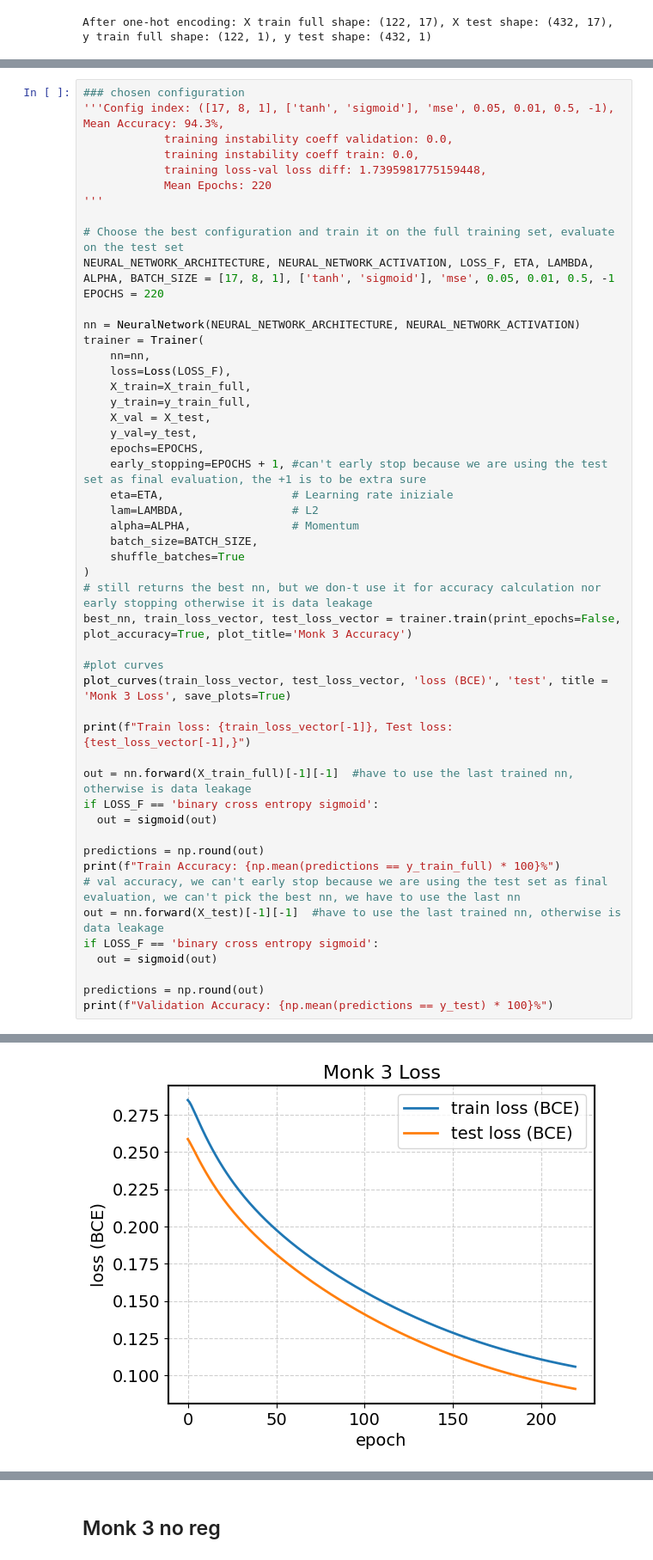
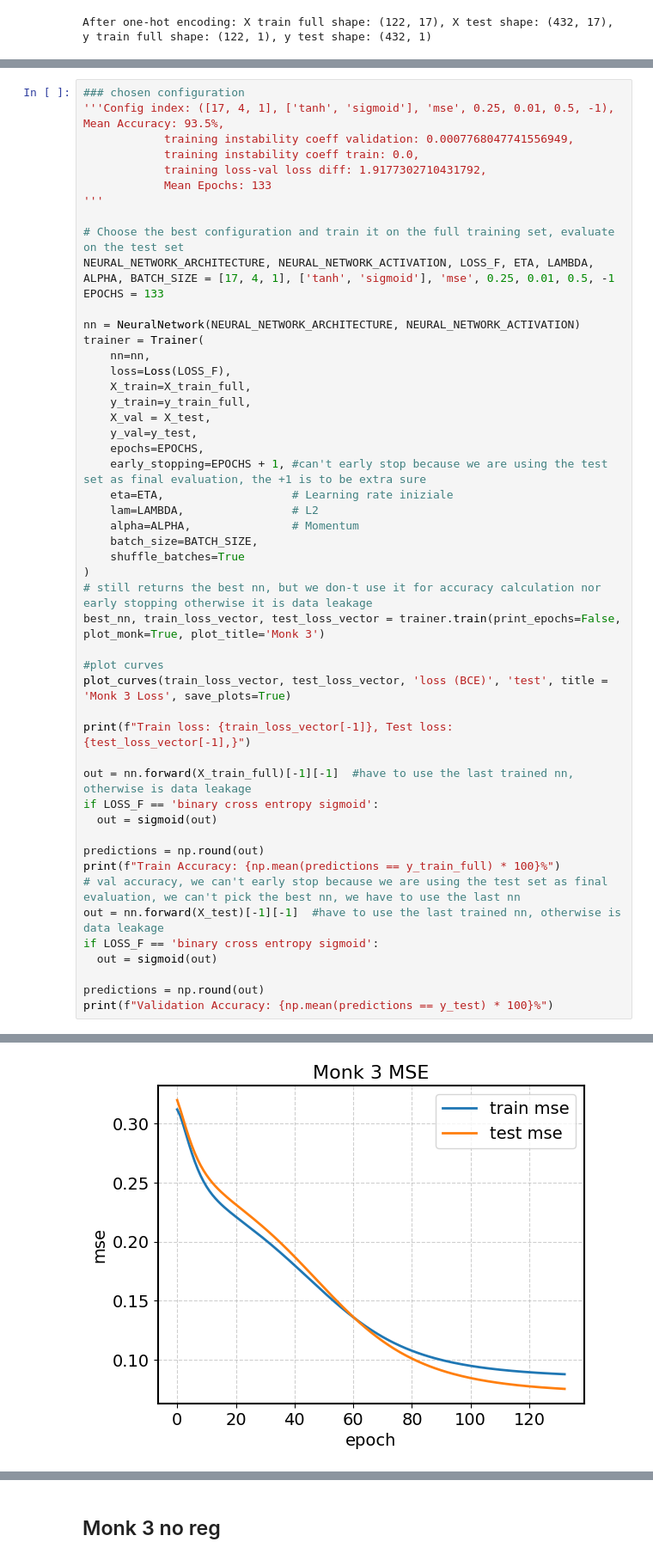
Before and after one commit to effe1209/ProjectML_Course, a Jupyter notebook: monk.ipynb, the cells around one changed output, grey strips where cells are left out. Shown at 86% size. Saved outputs shown, nothing was run; the diff lists cells and outputs as text.

```diff
--- a/monk.ipynb
+++ b/monk.ipynb
@@ -294,15 +217,15 @@ Config index: ([17, 2, 1], ['tanh', 'identity'], 'binary cross entropy sigmoid',
 # %%
 ### chosen configuration
-'''Config index: ([17, 8, 1], ['tanh', 'sigmoid'], 'mse', 0.05, 0.01, 0.5, -1), Mean Accuracy: 94.3%,
-            training instability coeff validation: 0.0,
+'''Config index: ([17, 4, 1], ['tanh', 'sigmoid'], 'mse', 0.25, 0.01, 0.5, -1), Mean Accuracy: 93.5%,
+            training instability coeff validation: 0.0007768047741556949,
             training instability coeff train: 0.0,
-            training loss-val loss diff: 1.7395981775159448,
-            Mean Epochs: 220
+            training loss-val loss diff: 1.9177302710431792,
+            Mean Epochs: 133
 '''
 
 # Choose the best configuration and train it on the full training set, evaluate on the test set
-NEURAL_NETWORK_ARCHITECTURE, NEURAL_NETWORK_ACTIVATION, LOSS_F, ETA, LAMBDA, ALPHA, BATCH_SIZE = [17, 8, 1], ['tanh', 'sigmoid'], 'mse', 0.05, 0.01, 0.5, -1
-EPOCHS = 220
+NEURAL_NETWORK_ARCHITECTURE, NEURAL_NETWORK_ACTIVATION, LOSS_F, ETA, LAMBDA, ALPHA, BATCH_SIZE = [17, 4, 1], ['tanh', 'sigmoid'], 'mse', 0.25, 0.01, 0.5, -1
+EPOCHS = 133
 
 nn = NeuralNetwork(NEURAL_NETWORK_ARCHITECTURE, NEURAL_NETWORK_ACTIVATION)
 trainer = Trainer(
@@ -321,7 +244,7 @@ trainer = Trainer(
     shuffle_batches=True
 )
 # still returns the best nn, but we don-t use it for accuracy calculation nor early stopping otherwise it is data leakage
-best_nn, train_loss_vector, test_loss_vector = trainer.train(print_epochs=False, plot_accuracy=True, plot_title='Monk 3 Accuracy')
+best_nn, train_loss_vector, test_loss_vector = trainer.train(print_epochs=False, plot_monk=True, plot_title='Monk 3')
 
 #plot curves
 plot_curves(train_loss_vector, test_loss_vector, 'loss (BCE)', 'test', title = 'Monk 3 Loss', save_plots=True)
@@ -346 +269 @@ print(f"Validation Accuracy: {np.mean(predictions == y_test) * 100}%")
-[figure, old version]
+[figure, new version]
```
Also changed, not shown: parts of 10 cells of this notebook, 5 other files.
